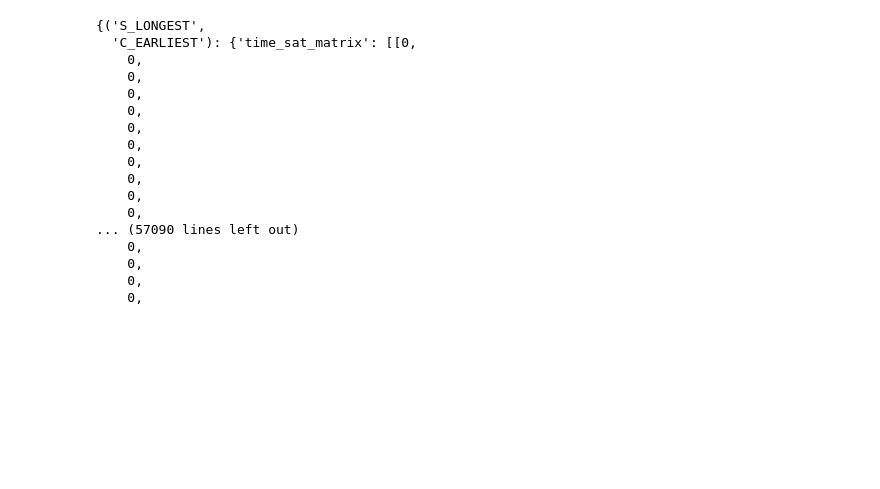
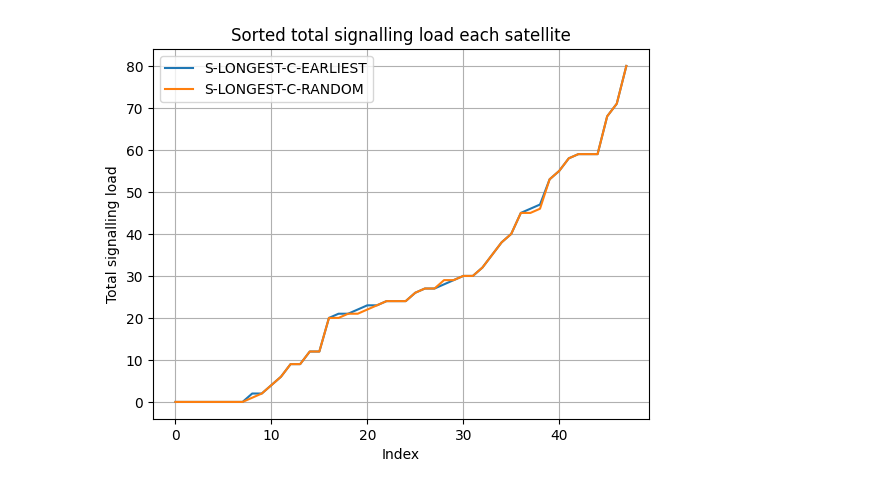
Before and after one commit to zbh888/congestionHO, a Jupyter notebook: src/simulation/result/result.ipynb, the cells around one changed output. Cells and saved outputs as stored; diff of their text form; code cells hidden in the pictures; blank space fills up the shorter version.

```diff
--- a/src/simulation/result/result.ipynb
+++ b/src/simulation/result/result.ipynb
@@ -8,6 +10,10 @@ def load_pkl(path):
     with open(path, 'rb') as file:
         loaded_dict = pickle.load(file)
     return loaded_dict
+
+def escape_underscores(input_string):
+    escaped_string = input_string.replace("_", "-")
+    return escaped_string
 # %%
 directory_path = './'
 result = {}
@@ -19,23 +25,4 @@ for filename in os.listdir(directory_path):
         source_alg = filename[:-4].split('|')[0]
         candidate_alg = filename[:-4].split('|')[1]
         result[(source_alg, candidate_alg)] = load_pkl(filename)
+        result[(source_alg, candidate_alg)]['time_sat_matrix'] = np.array(result[(source_alg, candidate_alg)]['time_sat_matrix'])
-# %%
-result
-# %% [output]
-{('S_LONGEST',
-  'C_EARLIEST'): {'time_sat_matrix': [[0,
-    0,
-    0,
-    0,
-    0,
-    0,
-    0,
-    0,
-    0,
-    0,
-    0,
-... (57090 lines left out)
-    0,
-    0,
-    0,
-    0,
@@ -41,0 +146,5 @@ result
+# %%
+generate_numerical_results(result)
+draw_total_load_each_satellite(result)
+# %% [output]
+[figure, added]
```
Also changed, not shown: parts of 5 cells of this notebook, 1 other file.
